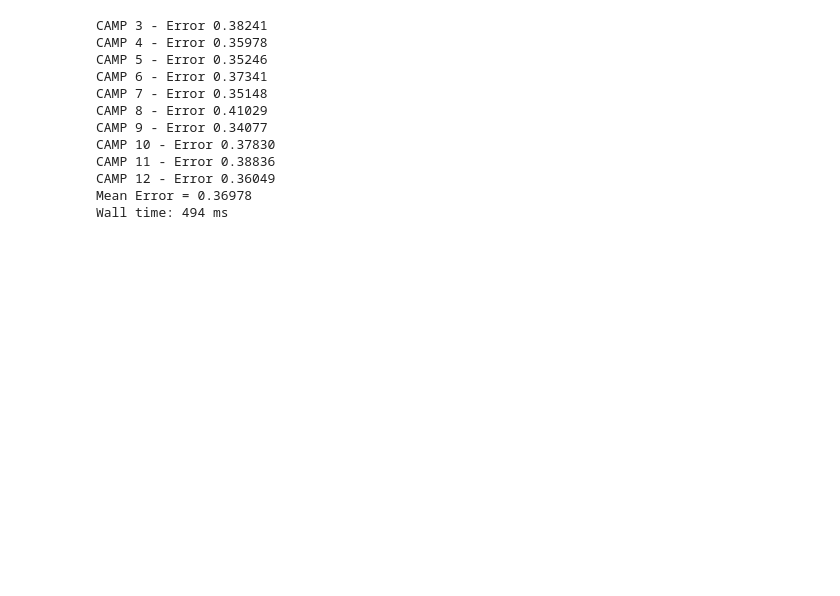
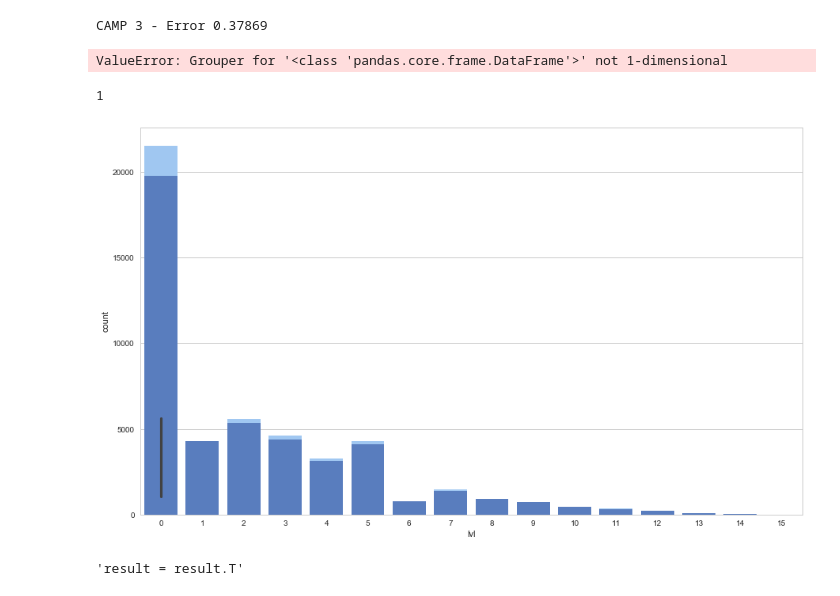
Before and after one commit to imaginave/LVL_prediction, a Jupyter notebook: DIPLOMA_LVL2.ipynb, the cells around one changed output. Saved outputs shown, nothing was run; the diff lists cells and outputs as text; code cells hidden in the pictures; blank space fills up the shorter version.

Commit message:
plot

```diff
--- a/DIPLOMA_LVL2.ipynb
+++ b/DIPLOMA_LVL2.ipynb
@@ -35,29 +51,53 @@ data2.head()
 # %%
 def rmsle(ytrue, ypred):
     return np.sqrt(mean_squared_log_error(ytrue, ypred))
+# %%
+def plot_difference()
 # %%
 %%time
 mean_error = []
-for camp in range(3,16):
+df_mean = pd.DataFrame(columns=['LVL_mean'])
+for camp in range(3,13):
     train = data2[data2['CAMP'] < camp]
     val = data2[data2['CAMP'] == camp]
 
     p = val['prev_level'].values
-
+    df_mean = df_mean.append({'LVL_mean': val['LVL'].values}, ignore_index=True)
     error = rmsle(val['LVL'].values, p)
     print('CAMP %d - Error %.5f' % (camp, error))
     mean_error.append(error)
+    grouped = val['LVL'].groupby(val)
 print('Mean Error = %.5f' % np.mean(mean_error))
 # %% [output]
-CAMP 3 - Error 0.38241
-CAMP 4 - Error 0.35978
-CAMP 5 - Error 0.35246
-CAMP 6 - Error 0.37341
-CAMP 7 - Error 0.35148
-CAMP 8 - Error 0.41029
-CAMP 9 - Error 0.34077
-CAMP 10 - Error 0.37830
-CAMP 11 - Error 0.38836
-CAMP 12 - Error 0.36049
-Mean Error = 0.36978
-Wall time: 494 ms
+CAMP 3 - Error 0.37869
+ValueError: Grouper for '<class 'pandas.core.frame.DataFrame'>' not 1-dimensional
+# %%
+def plot_difference(df1, df2):
+    import seaborn as sns
+    grouped = camp_lvl.groupby(camp_lvl).count()
+    grouped2 = camp_lvl2.groupby(camp_lvl2).count()
+    result = pd.DataFrame(grouped)
+    result2 = pd.DataFrame(grouped2)
+
+    result.columns = ['count']
+    result['lvl'] = result.index
+
+    result2.columns = ['count']
+    result2['lvl'] = result2.index
+
+    f, ax = plt.subplots(figsize=(15, 9))
+    sns.set(style="whitegrid")
+
+    ax = sns.barplot(data=result)
+    sns.set_color_codes("pastel")
+    sns.barplot(x="lvl", y="count", data=result,
+            label="Total", color="b")
+    sns.set_color_codes("muted")
+    sns.barplot(x="lvl", y="count", data=result2,
+            label="Total", color="b")
+    return 1
+# %%
+plot_difference(data2[data2['CAMP'] == 9].LVL, data2[data2['CAMP'] == 8].LVL)
+# %% [output]
+1
+[figure, added]
@@ -63,0 +119,4 @@ Wall time: 494 ms
+# %%
+'''result = result.T'''
+# %% [output]
+'result = result.T'
```
Also changed, not shown: parts of 25 cells of this notebook.
